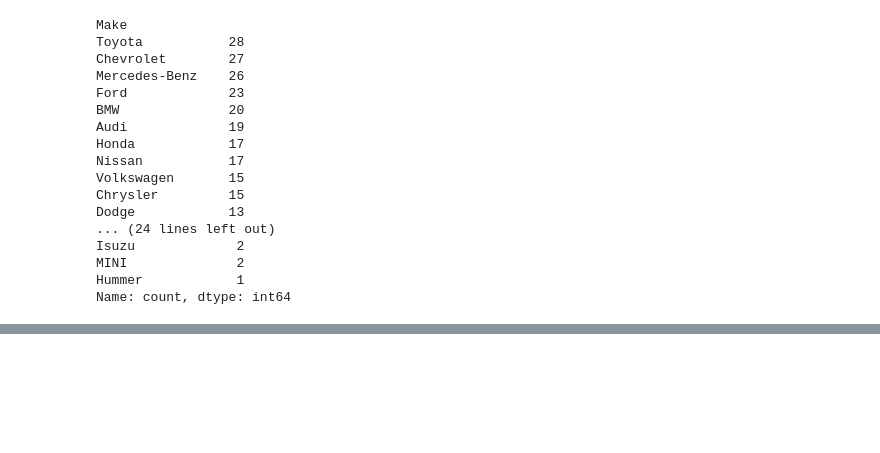
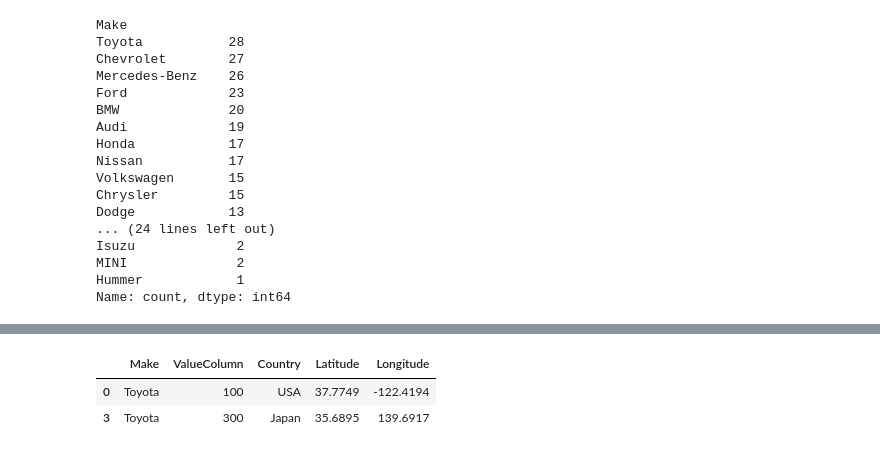
Before and after one commit to YonInsights/Project-4, a Jupyter notebook: project-4.ipynb, the cells around one changed output, grey strips where cells are left out. Saved outputs shown, nothing was run; the diff lists cells and outputs as text; code cells hidden in the pictures; blank space fills up the shorter version.

```diff
--- a/project-4.ipynb
+++ b/project-4.ipynb
@@ -80,0 +188,6 @@ Name: count, dtype: int64
+# %%
+car[car['Make']>'Ford']
+# %% [output]
+|  | Make | ValueColumn | Country | Latitude | Longitude |
+| 0 | Toyota | 100 | USA | 37.7749 | -122.4194 |
+| 3 | Toyota | 300 | Japan | 35.6895 | 139.6917 |
```
Also changed, not shown: parts of 7 cells of this notebook.
